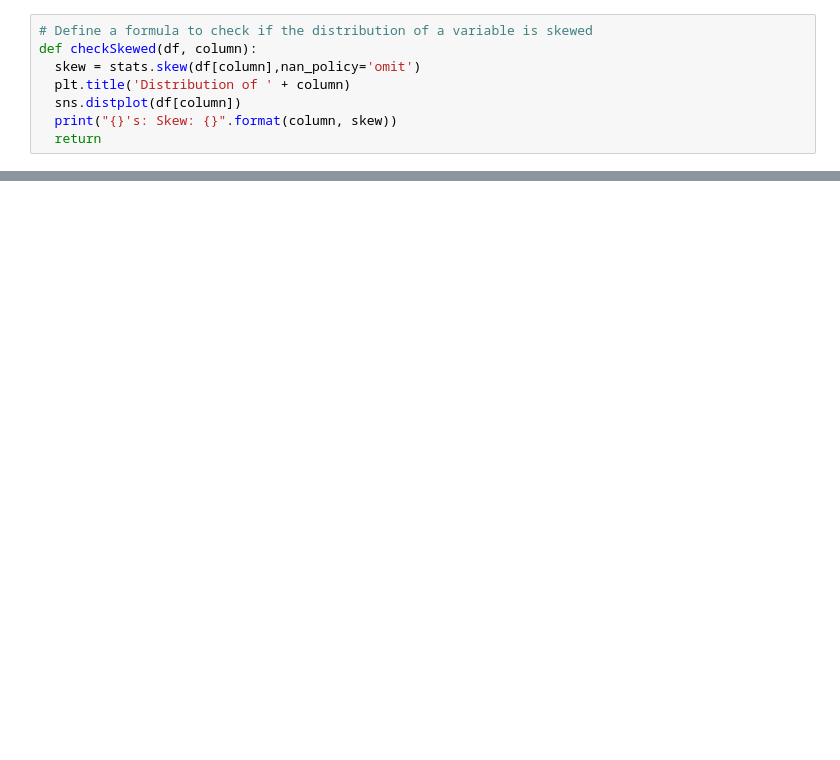
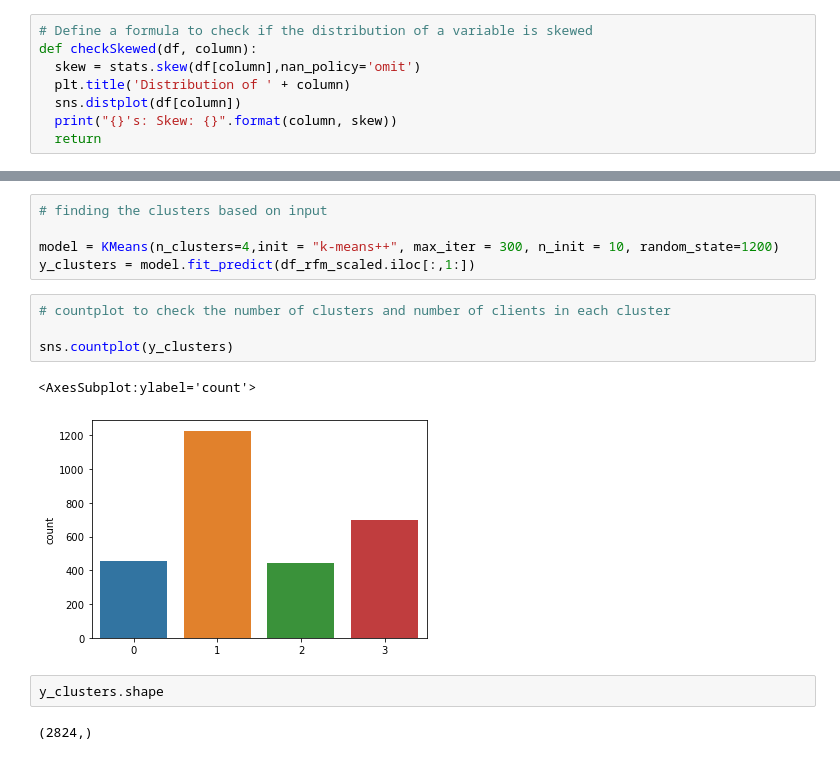
Before and after one commit to yhsieh-ijie/tfm_clientSegmentation, a Jupyter notebook: clientSegmentation.ipynb, the cells around one changed output, grey strips where cells are left out. Drawn from its saved outputs; the diff is of its cells as text; blank space fills up the shorter version.

```diff
--- a/clientSegmentation.ipynb
+++ b/clientSegmentation.ipynb
@@ -762,0 +782,16 @@ ValueError: Input contains NaN, infinity or a value too large for dtype('float64
+# %%
+# finding the clusters based on input
+
+model = KMeans(n_clusters=4,init = "k-means++", max_iter = 300, n_init = 10, random_state=1200)
+y_clusters = model.fit_predict(df_rfm_scaled.iloc[:,1:])
+# %%
+# countplot to check the number of clusters and number of clients in each cluster
+
+sns.countplot(y_clusters)
+# %% [output]
+<AxesSubplot:ylabel='count'>
+[figure, added]
+# %%
+y_clusters.shape
+# %% [output]
+(2824,)
```
Also changed, not shown: parts of 22 cells of this notebook, 4 other files.
